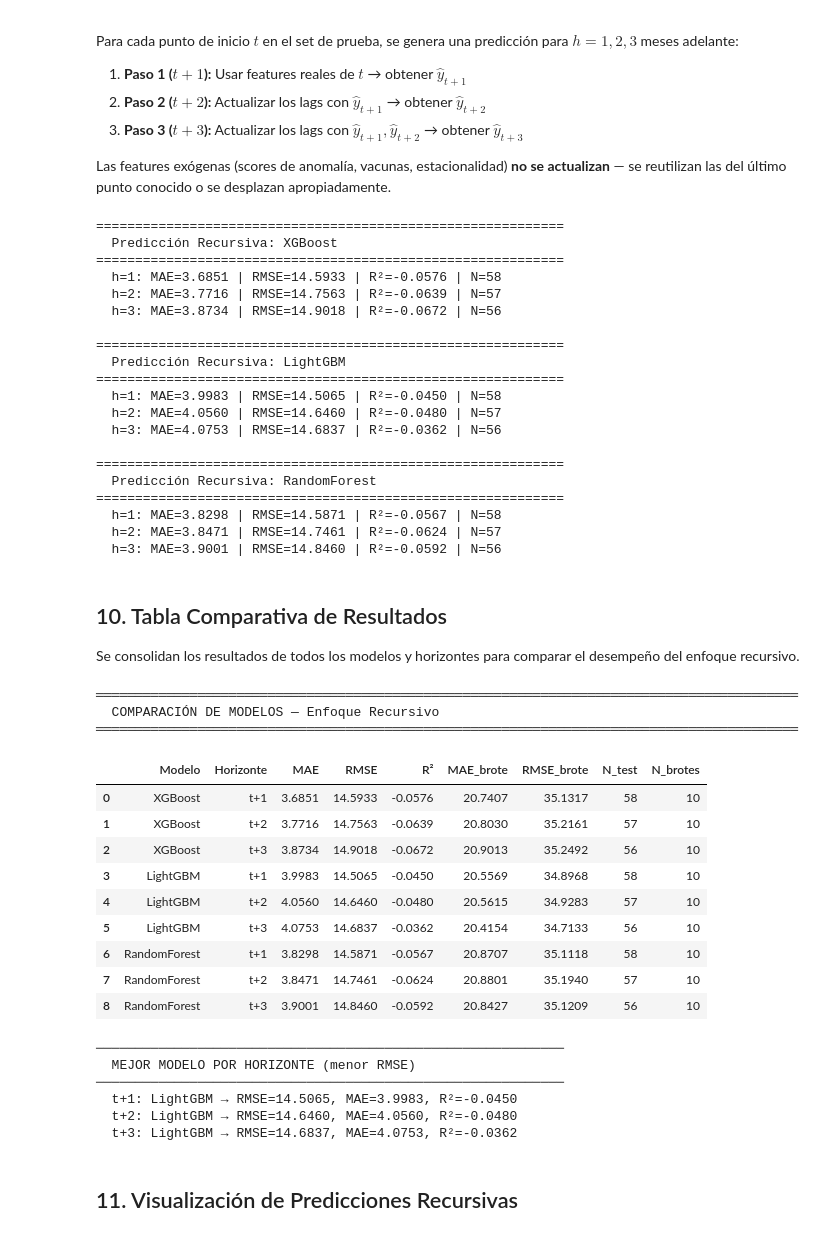
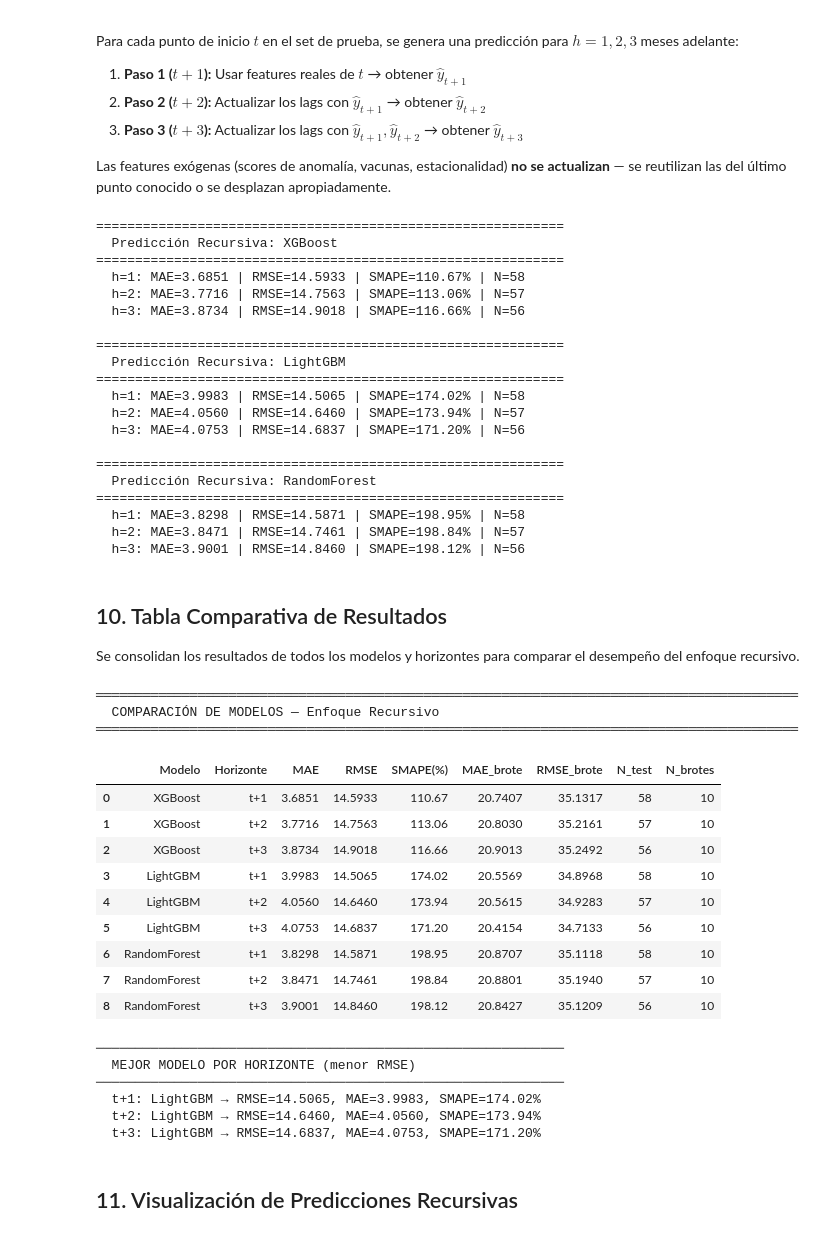
Before and after one commit to GeraP97/pi-equipo32, a Jupyter notebook: notebooks/Model Testing/Avance4/ml_recursivos.ipynb, the cells around one changed output. Drawn from its saved outputs; the diff is of its cells as text; code cells hidden in the pictures.

```diff
--- a/notebooks/Model Testing/Avance4/ml_recursivos.ipynb
+++ b/notebooks/Model Testing/Avance4/ml_recursivos.ipynb
@@ -51,7 +43,7 @@ from copy import deepcopy
 from scipy.stats import nbinom as nbinom_dist
 from sklearn.ensemble import IsolationForest, RandomForestRegressor
 from sklearn.metrics import (
-    mean_absolute_error, mean_squared_error, r2_score,
+    mean_absolute_error, mean_squared_error,
     mean_absolute_percentage_error,
 )
 from sklearn.model_selection import TimeSeriesSplit
@@ -65,6 +57,19 @@ plt.rcParams["figure.dpi"] = 100
 pd.set_option("display.max_columns", None)
 np.seterr(divide="ignore", invalid="ignore")
 
+
+def smape(y_true, y_pred):
+    """Symmetric Mean Absolute Percentage Error (0-100%)."""
+    y_true = np.asarray(y_true, dtype=float)
+    y_pred = np.asarray(y_pred, dtype=float)
+    denom = (np.abs(y_true) + np.abs(y_pred)) / 2.0
+    # Evitar 0/0: si ambos son 0, el error es 0
+    mask = denom > 0
+    err = np.zeros_like(y_true)
+    err[mask] = np.abs(y_true[mask] - y_pred[mask]) / denom[mask]
+    return float(np.mean(err) * 100)
+
+
 print("Librerías cargadas correctamente")
 # %% [output]
 Librerías cargadas correctamente
@@ -511,12 +514,12 @@ for model_name, params in best_params.items():
     preds_1step = np.maximum(model.predict(X_test), 0)
     mae = mean_absolute_error(y_test, preds_1step)
     rmse = np.sqrt(mean_squared_error(y_test, preds_1step))
-    r2 = r2_score(y_test, preds_1step)
+    smape_val = smape(y_test, preds_1step)
 
     print(f"\n{model_name} (1-step directo en test):")
-    print(f"  MAE  = {mae:.4f}")
-    print(f"  RMSE = {rmse:.4f}")
-    print(f"  R²   = {r2:.4f}")
+    print(f"  MAE   = {mae:.4f}")
+    print(f"  RMSE  = {rmse:.4f}")
+    print(f"  SMAPE = {smape_val:.2f}%")
     print(f"  Params: {params}")
 # %% [output]
 XGBoost (1-step directo en test):
@@ -674,29 +677,29 @@ for model_name, model in trained_models.items():
             continue
         mae = mean_absolute_error(y_t, y_p)
         rmse = np.sqrt(mean_squared_error(y_t, y_p))
-        r2 = r2_score(y_t, y_p)
-        print(f"  h={h}: MAE={mae:.4f} | RMSE={rmse:.4f} | R²={r2:.4f} | N={len(y_t)}")
+        smape_val = smape(y_t, y_p)
+        print(f"  h={h}: MAE={mae:.4f} | RMSE={rmse:.4f} | SMAPE={smape_val:.2f}% | N={len(y_t)}")
 # %% [output]
 ============================================================
   Predicción Recursiva: XGBoost
 ============================================================
-  h=1: MAE=3.6851 | RMSE=14.5933 | R²=-0.0576 | N=58
-  h=2: MAE=3.7716 | RMSE=14.7563 | R²=-0.0639 | N=57
-  h=3: MAE=3.8734 | RMSE=14.9018 | R²=-0.0672 | N=56
+  h=1: MAE=3.6851 | RMSE=14.5933 | SMAPE=110.67% | N=58
+  h=2: MAE=3.7716 | RMSE=14.7563 | SMAPE=113.06% | N=57
+  h=3: MAE=3.8734 | RMSE=14.9018 | SMAPE=116.66% | N=56
 
 ============================================================
   Predicción Recursiva: LightGBM
 ============================================================
-  h=1: MAE=3.9983 | RMSE=14.5065 | R²=-0.0450 | N=58
-  h=2: MAE=4.0560 | RMSE=14.6460 | R²=-0.0480 | N=57
-  h=3: MAE=4.0753 | RMSE=14.6837 | R²=-0.0362 | N=56
+  h=1: MAE=3.9983 | RMSE=14.5065 | SMAPE=174.02% | N=58
+  h=2: MAE=4.0560 | RMSE=14.6460 | SMAPE=173.94% | N=57
+  h=3: MAE=4.0753 | RMSE=14.6837 | SMAPE=171.20% | N=56
 
 ============================================================
   Predicción Recursiva: RandomForest
 ============================================================
-  h=1: MAE=3.8298 | RMSE=14.5871 | R²=-0.0567 | N=58
-  h=2: MAE=3.8471 | RMSE=14.7461 | R²=-0.0624 | N=57
-  h=3: MAE=3.9001 | RMSE=14.8460 | R²=-0.0592 | N=56
+  h=1: MAE=3.8298 | RMSE=14.5871 | SMAPE=198.95% | N=58
+  h=2: MAE=3.8471 | RMSE=14.7461 | SMAPE=198.84% | N=57
+  h=3: MAE=3.9001 | RMSE=14.8460 | SMAPE=198.12% | N=56
 # %% [markdown]
 ## 10. Tabla Comparativa de Resultados
 
@@ -717,7 +720,7 @@ for model_name, results in all_recursive_results.items():
 
         mae = mean_absolute_error(y_t, y_p)
         rmse = np.sqrt(mean_squared_error(y_t, y_p))
-        r2 = r2_score(y_t, y_p)
+        smape_val = smape(y_t, y_p)
 
         # Métricas solo en meses con brote (casos > 0)
         brote_mask = y_t > 0
@@ -728,51 +731,51 @@ for model_name, results in all_recursive_results.items():
             "Modelo": model_name,
             "Horizonte": f"t+{h}",
             "MAE": round(mae, 4),
             "RMSE": round(rmse, 4),
-            "R²": round(r2, 4),
+            "SMAPE(%)": round(smape_val, 2),
             "MAE_brote": round(mae_brote, 4) if not np.isnan(mae_brote) else np.nan,
             "RMSE_brote": round(rmse_brote, 4) if not np.isnan(rmse_brote) else np.nan,
             "N_test": len(y_t),
             "N_brotes": int(brote_mask.sum()),
         })
 
 df_resumen = pd.DataFrame(resumen_rows)
 
 print("═" * 90)
 print("  COMPARACIÓN DE MODELOS — Enfoque Recursivo")
 print("═" * 90)
 display(df_resumen)
 
 # --- Mejor modelo por horizonte ---
 print("\n" + "─" * 60)
 print("  MEJOR MODELO POR HORIZONTE (menor RMSE)")
 print("─" * 60)
 for h in HORIZONTES:
     mask = df_resumen["Horizonte"] == f"t+{h}"
     if mask.sum() == 0:
         continue
     best = df_resumen.loc[mask].sort_values("RMSE").iloc[0]
-    print(f"  t+{h}: {best['Modelo']} → RMSE={best['RMSE']:.4f}, MAE={best['MAE']:.4f}, R²={best['R²']:.4f}")
+    print(f"  t+{h}: {best['Modelo']} → RMSE={best['RMSE']:.4f}, MAE={best['MAE']:.4f}, SMAPE={best['SMAPE(%)']:.2f}%")
 # %% [output]
 ══════════════════════════════════════════════════════════════════════════════════════════
   COMPARACIÓN DE MODELOS — Enfoque Recursivo
 ══════════════════════════════════════════════════════════════════════════════════════════
-|  | Modelo | Horizonte | MAE | RMSE | R² | MAE_brote | RMSE_brote | N_test | N_brotes |
-| 0 | XGBoost | t+1 | 3.6851 | 14.5933 | -0.0576 | 20.7407 | 35.1317 | 58 | 10 |
-| 1 | XGBoost | t+2 | 3.7716 | 14.7563 | -0.0639 | 20.8030 | 35.2161 | 57 | 10 |
-| 2 | XGBoost | t+3 | 3.8734 | 14.9018 | -0.0672 | 20.9013 | 35.2492 | 56 | 10 |
-| 3 | LightGBM | t+1 | 3.9983 | 14.5065 | -0.0450 | 20.5569 | 34.8968 | 58 | 10 |
-| 4 | LightGBM | t+2 | 4.0560 | 14.6460 | -0.0480 | 20.5615 | 34.9283 | 57 | 10 |
-| 5 | LightGBM | t+3 | 4.0753 | 14.6837 | -0.0362 | 20.4154 | 34.7133 | 56 | 10 |
-| 6 | RandomForest | t+1 | 3.8298 | 14.5871 | -0.0567 | 20.8707 | 35.1118 | 58 | 10 |
-| 7 | RandomForest | t+2 | 3.8471 | 14.7461 | -0.0624 | 20.8801 | 35.1940 | 57 | 10 |
-| 8 | RandomForest | t+3 | 3.9001 | 14.8460 | -0.0592 | 20.8427 | 35.1209 | 56 | 10 |
+|  | Modelo | Horizonte | MAE | RMSE | SMAPE(%) | MAE_brote | RMSE_brote | N_test | N_brotes |
+| 0 | XGBoost | t+1 | 3.6851 | 14.5933 | 110.67 | 20.7407 | 35.1317 | 58 | 10 |
+| 1 | XGBoost | t+2 | 3.7716 | 14.7563 | 113.06 | 20.8030 | 35.2161 | 57 | 10 |
+| 2 | XGBoost | t+3 | 3.8734 | 14.9018 | 116.66 | 20.9013 | 35.2492 | 56 | 10 |
+| 3 | LightGBM | t+1 | 3.9983 | 14.5065 | 174.02 | 20.5569 | 34.8968 | 58 | 10 |
+| 4 | LightGBM | t+2 | 4.0560 | 14.6460 | 173.94 | 20.5615 | 34.9283 | 57 | 10 |
+| 5 | LightGBM | t+3 | 4.0753 | 14.6837 | 171.20 | 20.4154 | 34.7133 | 56 | 10 |
+| 6 | RandomForest | t+1 | 3.8298 | 14.5871 | 198.95 | 20.8707 | 35.1118 | 58 | 10 |
+| 7 | RandomForest | t+2 | 3.8471 | 14.7461 | 198.84 | 20.8801 | 35.1940 | 57 | 10 |
+| 8 | RandomForest | t+3 | 3.9001 | 14.8460 | 198.12 | 20.8427 | 35.1209 | 56 | 10 |
 ────────────────────────────────────────────────────────────
   MEJOR MODELO POR HORIZONTE (menor RMSE)
 ────────────────────────────────────────────────────────────
-  t+1: LightGBM → RMSE=14.5065, MAE=3.9983, R²=-0.0450
-  t+2: LightGBM → RMSE=14.6460, MAE=4.0560, R²=-0.0480
-  t+3: LightGBM → RMSE=14.6837, MAE=4.0753, R²=-0.0362
+  t+1: LightGBM → RMSE=14.5065, MAE=3.9983, SMAPE=174.02%
+  t+2: LightGBM → RMSE=14.6460, MAE=4.0560, SMAPE=173.94%
+  t+3: LightGBM → RMSE=14.6837, MAE=4.0753, SMAPE=171.20%
 # %% [markdown]
 ## 11. Visualización de Predicciones Recursivas
 # %%
```
Also changed, not shown: parts of 5 cells of this notebook, 1 other file.
